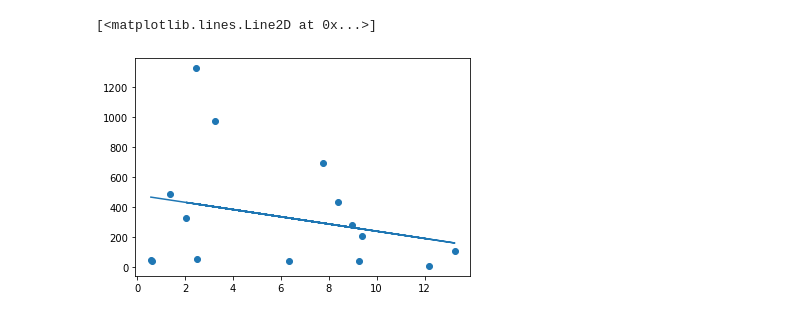
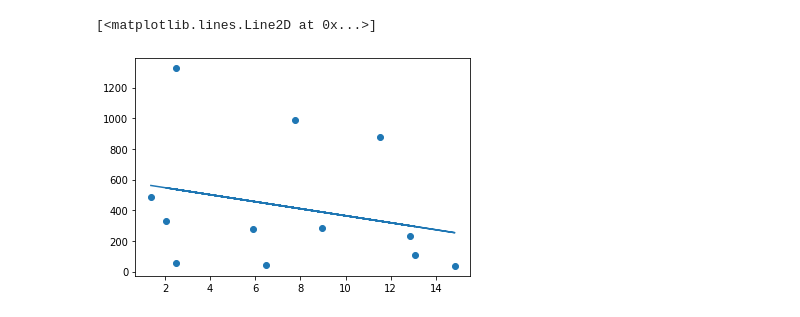
Before and after one commit to gholden3/code_health_analysis, a Jupyter notebook: Code Health analysis.ipynb, the cells around one changed output. Saved outputs shown, nothing was run; the diff lists cells and outputs as text; code cells hidden in the pictures.

```diff
--- a/Code Health analysis.ipynb
+++ b/Code Health analysis.ipynb
@@ -5,7 +5,6 @@ import os
 import glob
 from shutil import copyfile
 import os
-import urllib.request
 import fnmatch
 import os
 import requests
@@ -25,7 +24,7 @@ dtypes = numpy.dtype([
           ('Lines of code', int),
            ('Contributors', int),
     ('Test Lib', str),
-    ('Coverage', int)
+    ('Coverage', float)
           ])
 data = numpy.empty(0, dtype=dtypes)
 df = pd.DataFrame(data)
@@ -309,14 +332,14 @@ plt.plot(X, Y_pred)
 # %%
-df2 = df.dropna(subset=['Contributors']) # drop rows with nan for contributors
+df2 = df.dropna(subset=['Contributors', 'Eslint Errors per 100 lines']) # drop rows with nan for contributors
 X = pd.DataFrame(df2['Eslint Errors per 100 lines'])
 y = pd.DataFrame(df2['Contributors'])
 
 model = LinearRegression()
 model.fit(X, y)
 
 Y_pred = model.predict(X)  # make predictions
 plt.scatter(X , y)
 plt.plot(X, Y_pred)
 # %% [output]
 [<matplotlib.lines.Line2D at 0x...>]
-[figure, old version]
+[figure, new version]
```
Also changed, not shown: parts of 5 cells of this notebook.
